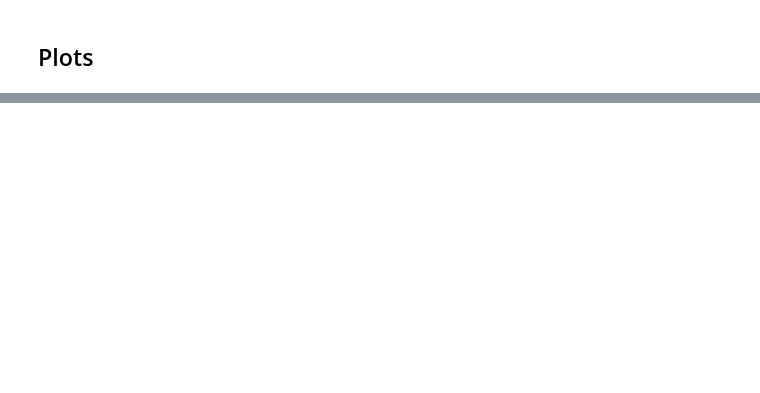
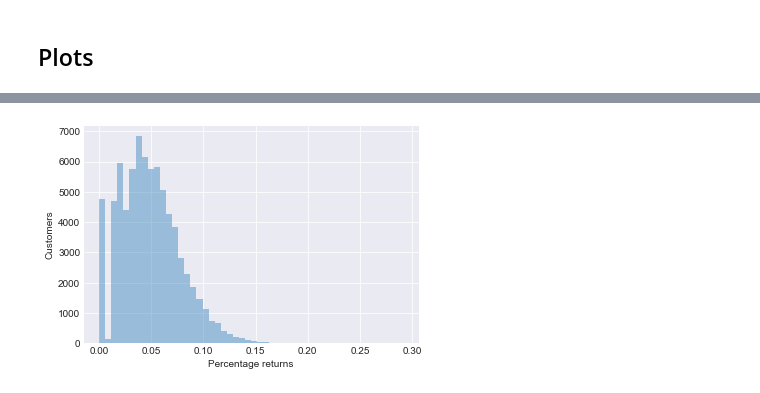
Before and after one commit to ivangermanov/data_science_project, a Jupyter notebook: EDA/EDA_combined.ipynb, the cells around one changed output, grey strips where cells are left out. Saved outputs shown, nothing was run; the diff lists cells and outputs as text; code cells hidden in the pictures; blank space fills up the shorter version.

```diff
--- a/EDA/EDA_combined.ipynb
+++ b/EDA/EDA_combined.ipynb
@@ -235,8 +313,8 @@ df_orders = df_orders.drop(
 # %%
 customer_dates['T_between_orders'] = meanstd_time_between_orders_array
 customer_dates['Number of orders'] = orders_per_customer['Number of orders']
-customer_dates['Average rating'] = rating_per_customer['Average rating']
-customer_dates['Average returns'] = returns_per_customer['Returned']
+customer_dates['Average rating'] = rating_per_customer_avg['Average rating']
+customer_dates['Percentage returns'] = returns_per_customer['Returned']
 customer_dates['EDT'] = df_average_edt_divided_by_adt_per_customer['EDT']
 customer_dates['ADT'] = df_average_edt_divided_by_adt_per_customer['ADT']
 customer_dates['EDT_divided_ADT'] = df_average_edt_divided_by_adt_per_customer['EDT_divided_ADT']
@@ -294,7 +385,9 @@ plt.show()
 # %%
-ax = sns.distplot(customer_dates['Percentage of returns'], kde=False)
+ax = sns.distplot(customer_dates['Percentage returns'], kde=False)
 ax.set(ylabel='Customers')
 plt.show()
+# %% [output]
+[figure, added]
 # %%
 ax = sns.distplot(customer_dates['Average rating'], kde=False,
                   hist_kws={'range':[1.75,5.5]})
```
Also changed, not shown: parts of 15 cells of this notebook.
